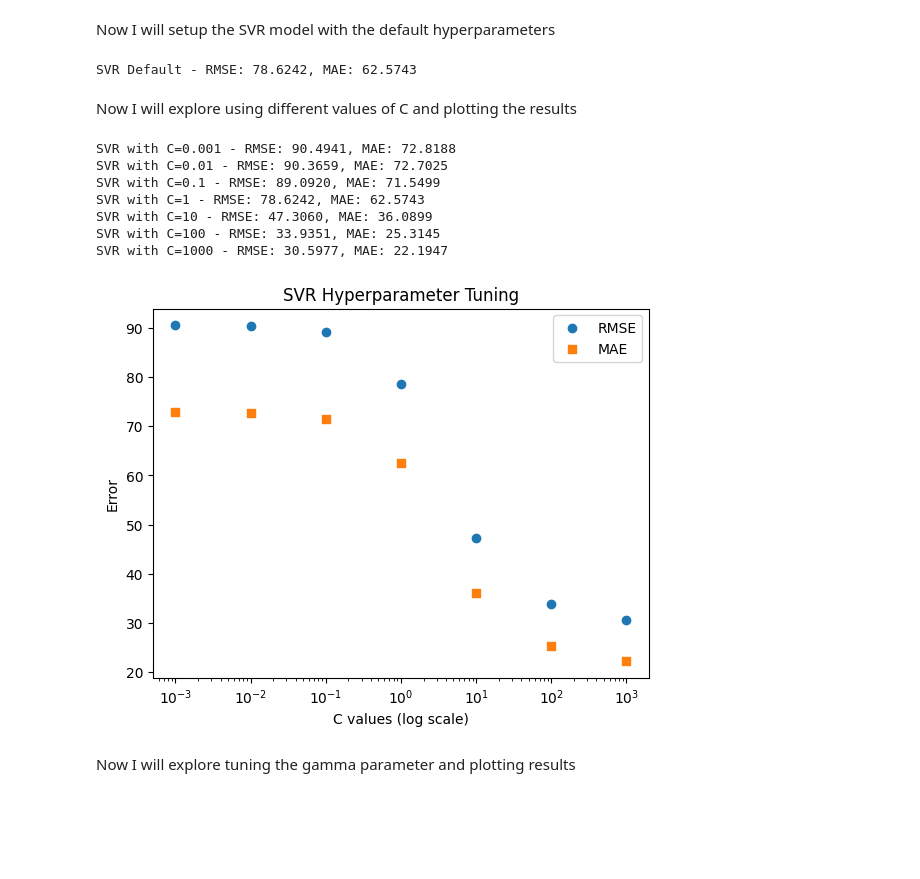
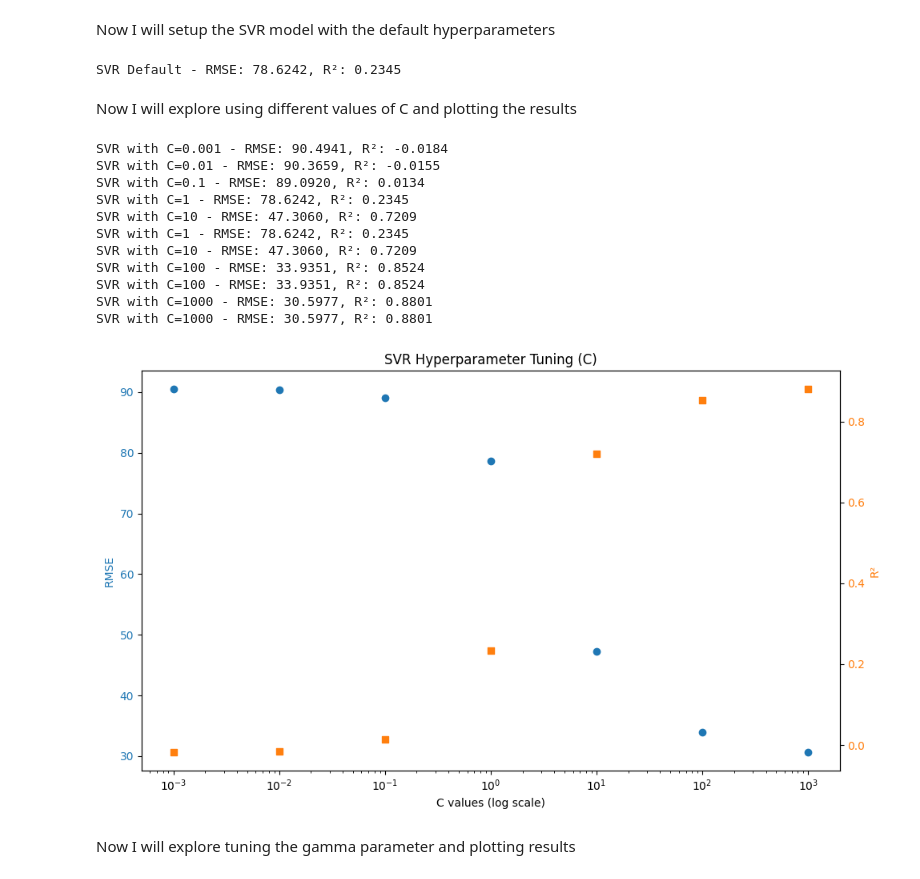
Before and after one commit to gavinmcg1/CT4101-Assignemnt2, a Jupyter notebook: SVR.ipynb, the cells around one changed output. Cells and saved outputs as stored; diff of their text form; code cells hidden in the pictures; blank space fills up the shorter version.

```diff
--- a/SVR.ipynb
+++ b/SVR.ipynb
@@ -86,7 +86,7 @@ from sklearn.model_selection import KFold
 def evaluate_model(model,X,Y):
     kf = KFold(n_splits=10, shuffle=True, random_state=42)
     rmse_list = []
-    mae_list = []
+    r2_list = []
 
     for train_index, test_index in kf.split(X):
         X_train, X_test = X[train_index], X[test_index]
@@ -96,12 +96,12 @@ def evaluate_model(model,X,Y):
         y_pred = model.predict(X_test)
 
         rmse_list.append(rmse(y_test, y_pred))
-        mae_list.append(mean_absolute_error(y_test, y_pred))
+        r2_list.append(r2_score(y_test, y_pred))
 
     avg_rmse = np.mean(rmse_list)
-    avg_mae = np.mean(mae_list)
+    avg_r2 = np.mean(r2_list)
 
-    return avg_rmse, avg_mae
+    return avg_rmse, avg_r2
 # %% [markdown]
 Now I will setup the SVR model with the default hyperparameters
 # %%
@@ -109,47 +109,59 @@ from sklearn.svm import SVR
 
 svr_default = SVR() #  C=1.0, epsilon=0.1, kernel='rbf', gamma ='scale'
 
-svr_rmse_default, svr_mae_default = evaluate_model(svr_default, X_scaled, y)
+svr_rmse_default, svr_r2_default = evaluate_model(svr_default, X_scaled, y)
 
-print(f"SVR Default - RMSE: {svr_rmse_default:.4f}, MAE: {svr_mae_default:.4f}")
+print(f"SVR Default - RMSE: {svr_rmse_default:.4f}, R²: {svr_r2_default:.4f}")
 # %% [output]
-SVR Default - RMSE: 78.6242, MAE: 62.5743
+SVR Default - RMSE: 78.6242, R²: 0.2345
 # %% [markdown]
 Now I will explore using different values of C and plotting the results
 # %%
 C_values = [0.001, 0.01, 0.1, 1, 10, 100, 1000]
 
 rmse_results = []
-mae_results = []
+r2_results = []
 
 for C in C_values:
     svr_model = SVR(C=C)
-    rmse_val, mae_val = evaluate_model(svr_model, X_scaled, y)
+    rmse_val, r2_val = evaluate_model(svr_model, X_scaled, y)
     rmse_results.append(rmse_val)
-    mae_results.append(mae_val)
-    print(f"SVR with C={C} - RMSE: {rmse_val:.4f}, MAE: {mae_val:.4f}")
+    r2_results.append(r2_val)
+    print(f"SVR with C={C} - RMSE: {rmse_val:.4f}, R²: {r2_val:.4f}")
 # %% [output]
-SVR with C=0.001 - RMSE: 90.4941, MAE: 72.8188
-SVR with C=0.01 - RMSE: 90.3659, MAE: 72.7025
-SVR with C=0.1 - RMSE: 89.0920, MAE: 71.5499
-SVR with C=1 - RMSE: 78.6242, MAE: 62.5743
-SVR with C=10 - RMSE: 47.3060, MAE: 36.0899
-SVR with C=100 - RMSE: 33.9351, MAE: 25.3145
-SVR with C=1000 - RMSE: 30.5977, MAE: 22.1947
+SVR with C=0.001 - RMSE: 90.4941, R²: -0.0184
+SVR with C=0.01 - RMSE: 90.3659, R²: -0.0155
+SVR with C=0.1 - RMSE: 89.0920, R²: 0.0134
+SVR with C=1 - RMSE: 78.6242, R²: 0.2345
+SVR with C=10 - RMSE: 47.3060, R²: 0.7209
+SVR with C=1 - RMSE: 78.6242, R²: 0.2345
+SVR with C=10 - RMSE: 47.3060, R²: 0.7209
+SVR with C=100 - RMSE: 33.9351, R²: 0.8524
+SVR with C=100 - RMSE: 33.9351, R²: 0.8524
+SVR with C=1000 - RMSE: 30.5977, R²: 0.8801
+SVR with C=1000 - RMSE: 30.5977, R²: 0.8801
 # %%
 # plot results
 import matplotlib.pyplot as plt
 
-plt.scatter(C_values, rmse_results, marker='o', label='RMSE')
-plt.scatter(C_values, mae_results, marker='s', label='MAE')
-plt.xscale('log')
-plt.xlabel('C values (log scale)')
-plt.ylabel('Error')
-plt.title('SVR Hyperparameter Tuning')
-plt.legend()
+fig, ax1 = plt.subplots(figsize=(10, 6))
+
+ax1.set_xlabel('C values (log scale)')
+ax1.set_ylabel('RMSE', color='tab:blue')
+ax1.scatter(C_values, rmse_results, marker='o', color='tab:blue', label='RMSE')
+ax1.tick_params(axis='y', labelcolor='tab:blue')
+ax1.set_xscale('log')
+
+ax2 = ax1.twinx()
+ax2.set_ylabel('R²', color='tab:orange')
+ax2.scatter(C_values, r2_results, marker='s', color='tab:orange', label='R²')
+ax2.tick_params(axis='y', labelcolor='tab:orange')
+
+plt.title('SVR Hyperparameter Tuning (C)')
+fig.tight_layout()
 plt.show()
 # %% [output]
-[figure, old version]
+[figure, new version]
 # %% [markdown]
 Now I will explore tuning the gamma parameter and plotting results
 # %%
```
Also changed, not shown: parts of 4 cells of this notebook, 1 other file.
